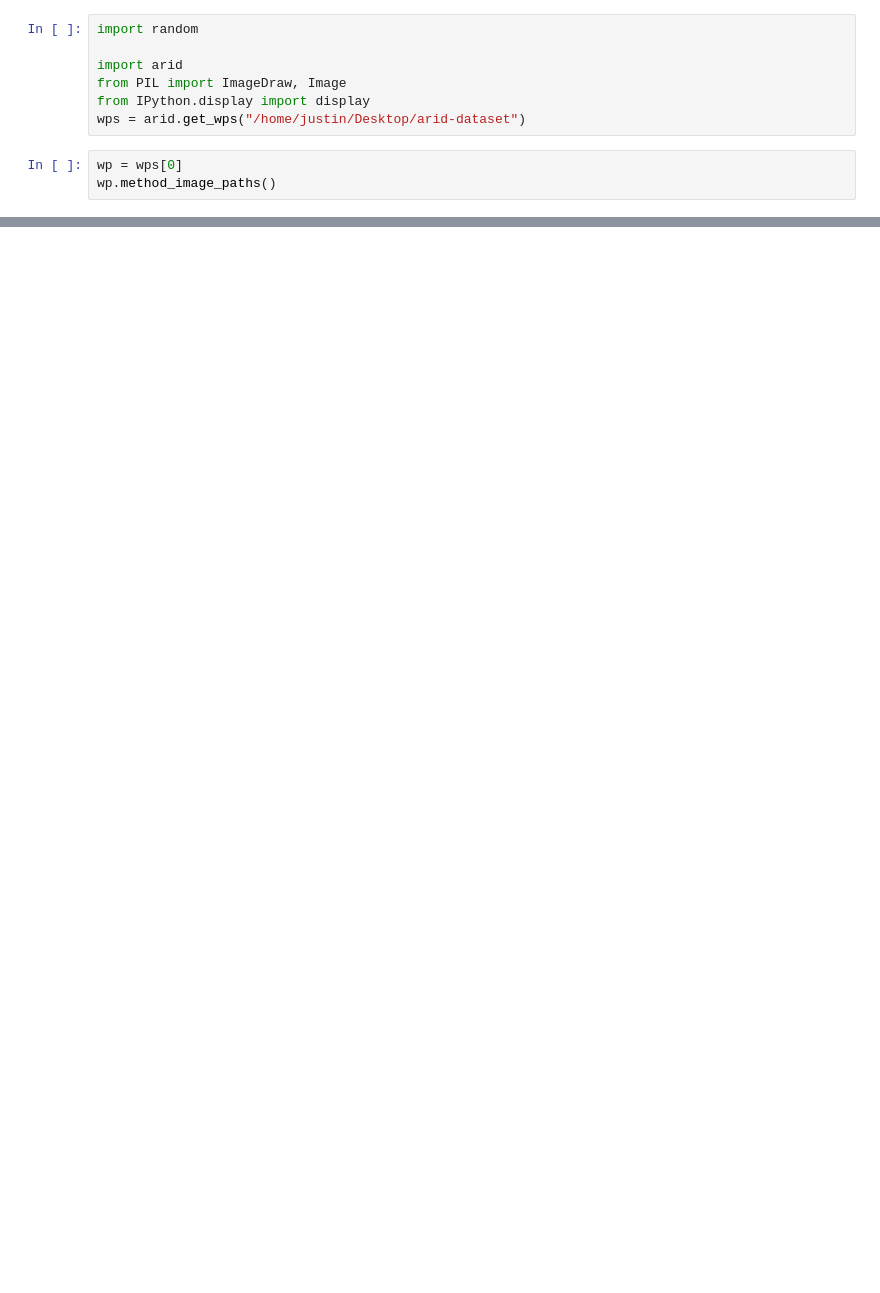
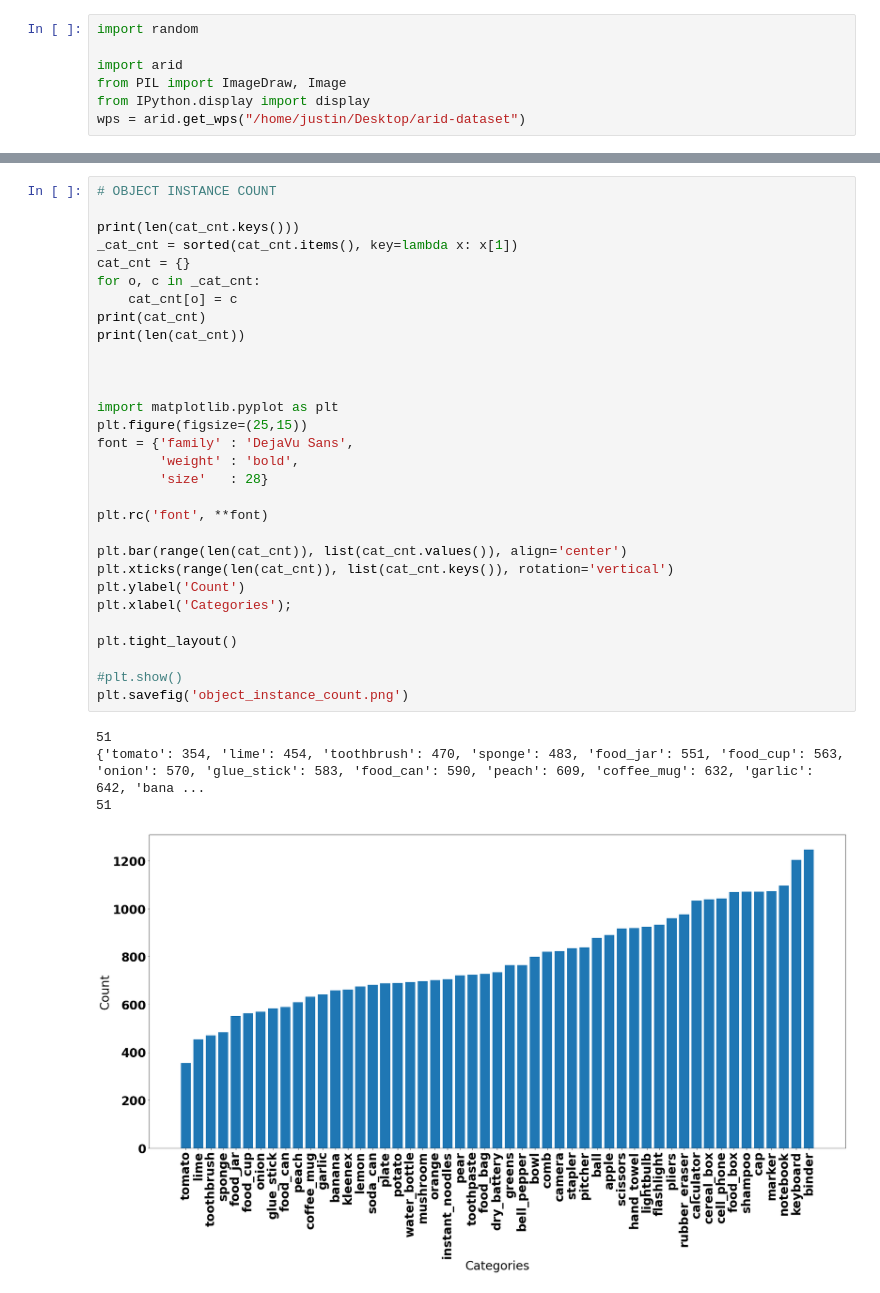
Before and after one commit to Jrokisky/Arid-Dataset-Helper, a Jupyter notebook: arid/arid_viewer.ipynb, the cells around one changed output, grey strips where cells are left out. Drawn from its saved outputs; the diff is of its cells as text; blank space fills up the shorter version.

```diff
--- a/arid/arid_viewer.ipynb
+++ b/arid/arid_viewer.ipynb
@@ -5,6 +5,3 @@ import arid
 from PIL import ImageDraw, Image
 from IPython.display import display
 wps = arid.get_wps("/home/justin/Desktop/arid-dataset")
-# %%
-wp = wps[0]
-wp.method_image_paths()
@@ -49,0 +43,35 @@ for wp in wps:
+# %%
+# OBJECT INSTANCE COUNT
+
+print(len(cat_cnt.keys()))
+_cat_cnt = sorted(cat_cnt.items(), key=lambda x: x[1])
+cat_cnt = {}
+for o, c in _cat_cnt:
+    cat_cnt[o] = c
+print(cat_cnt)
+print(len(cat_cnt))
+
+
+
+import matplotlib.pyplot as plt
+plt.figure(figsize=(25,15))
+font = {'family' : 'DejaVu Sans',
+        'weight' : 'bold',
+        'size'   : 28}
+
+plt.rc('font', **font)
+
+plt.bar(range(len(cat_cnt)), list(cat_cnt.values()), align='center')
+plt.xticks(range(len(cat_cnt)), list(cat_cnt.keys()), rotation='vertical')
+plt.ylabel('Count')
+plt.xlabel('Categories');
+
+plt.tight_layout()
+
+#plt.show()
+plt.savefig('object_instance_count.png')
+# %% [output]
+51
+{'tomato': 354, 'lime': 454, 'toothbrush': 470, 'sponge': 483, 'food_jar': 551, 'food_cup': 563, 'onion': 570, 'glue_stick': 583, 'food_can': 590, 'peach': 609, 'coffee_mug': 632, 'garlic': 642, 'bana ...
+51
+[figure, added]
```
Also changed, not shown: parts of 2 cells of this notebook, 1 other file.
